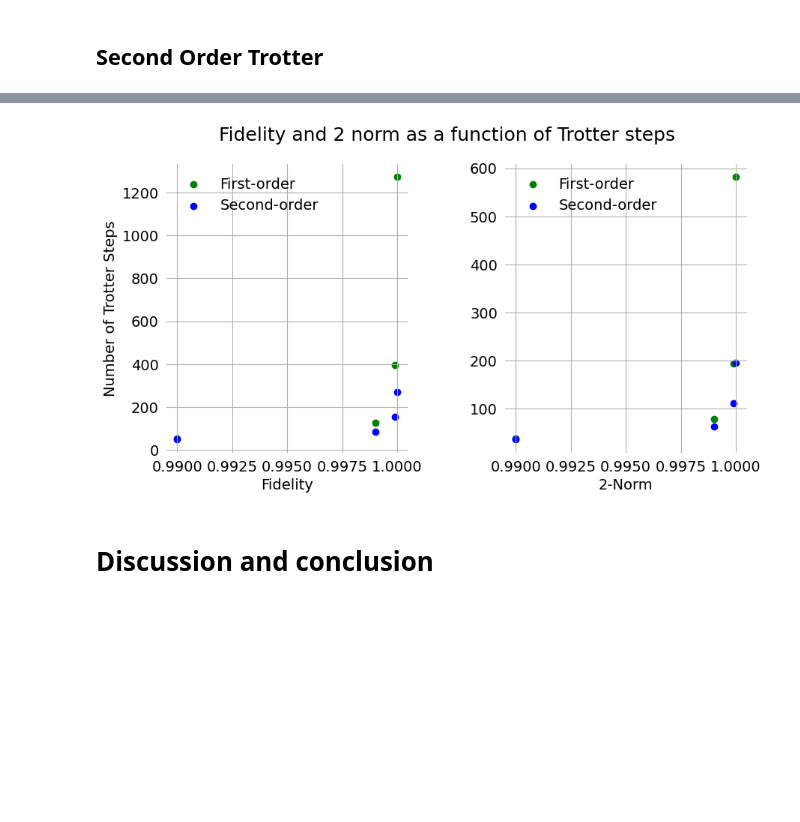
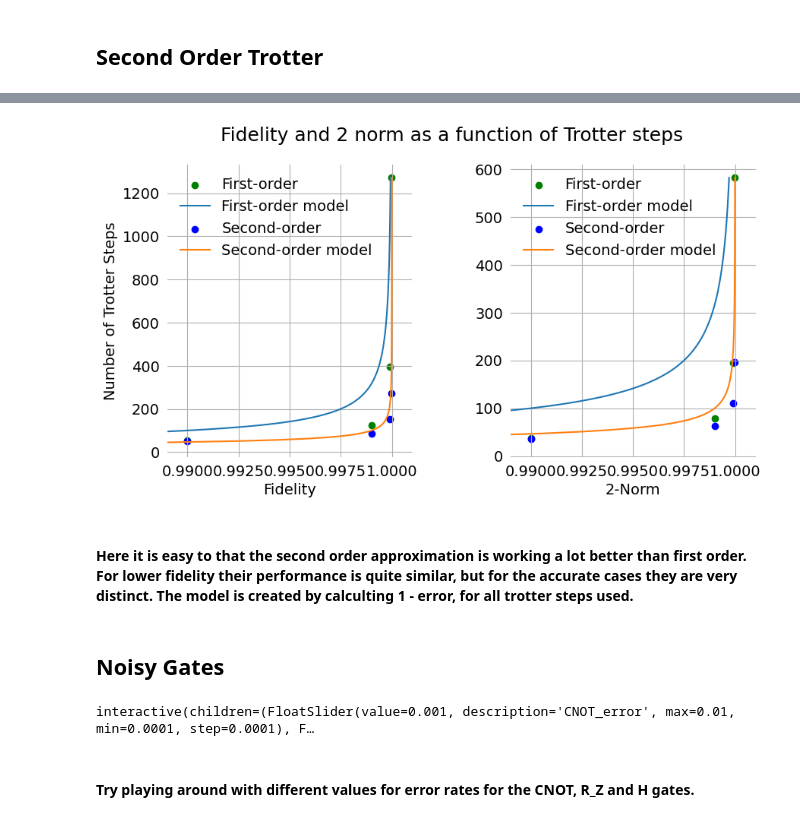
Before and after one commit to AugustGliese/SCIQIS-Project, a Jupyter notebook: python-files/main.ipynb, the cells around one changed output, grey strips where cells are left out. Cells and saved outputs as stored; diff of their text form; code cells hidden in the pictures; blank space fills up the shorter version.

```diff
--- a/python-files/main.ipynb
+++ b/python-files/main.ipynb
@@ -276,7 +337,7 @@ def fidelity_func(psi_exact, psi_trotter):
     fidelities = np.abs(overlap)**2
     return fidelities
 
-def operator_norm(U_exact, U_trotter):
+def norm_func(U_exact, U_trotter):
     '''
     Calculate the 2-norm between two matrices.
     '''
@@ -465,19 +520,7 @@ plt.show()
 # %%
-#Ising Hamiltonian for 2 sites
-hamiltonian = 'J * np.kron(Z, Z) + g * np.kron(Z, I) + g * np.kron(I, Z) + h * np.kron(X, I) + h * np.kron(I, X)'
-
-#number of qubits
-n = 2
-
-#Setting up an initial state
-qc = QuantumCircuit(n)
-
 #max time
 t_max = 10
 dt = 0.1
-
-#exact time evolution
-probabilities_exact, time, psi_exact, U_exact = qc.exact_time_evo(hamiltonian, t_max = t_max, dt = dt)
 
 fidelity_targets = [0.99, 0.999, 0.9999, 0.99999]
 norm_targets = fidelity_targets
@@ -508,7 +551,7 @@ for target in norm_targets:
 
         _, _, psi_trotter, U_trotter, _ = qc.trotter_time_evo(hamiltonian, trotter_steps = m, t_max = t_max, dt = dt)
 
-        norm_1 = operator_norms = operator_norm(U_trotter = U_trotter, U_exact = U_exact)[-1]
+        norm_1 = operator_norms = norm_func(U_trotter = U_trotter, U_exact = U_exact)[-1]
 
     trotter_steps_required_norm_1.append(m)
 
@@ -530,40 +573,95 @@ for target in norm_targets:
 
         _, _, psi_trotter_2, U_trotter_2, _ = qc.second_trotter(hamiltonian, trotter_steps = m, t_max = t_max, dt = dt)
 
-        norm_2 = operator_norms = operator_norm(U_trotter = U_trotter_2, U_exact = U_exact)[-1]
+        norm_2 = operator_norms = norm_func(U_trotter = U_trotter_2, U_exact = U_exact)[-1]
 
     trotter_steps_required_norm_2.append(m)
 # %%
+x = np.linspace(min(trotter_steps_required_fidelity_2)-10,max(trotter_steps_required_fidelity_1), max(trotter_steps_required_fidelity_2)-10-min(trotter_steps_required_fidelity_1))
+y = np.linspace(min(trotter_steps_required_norm_2)-10,max(trotter_steps_required_norm_1), max(trotter_steps_required_norm_2)-min(trotter_steps_required_norm_1))
+
+#plot the results from above
 fig, (ax0,ax1) = plt.subplots(1, 2, figsize = (10,5), gridspec_kw=dict(wspace=0.4))
 
 ax0.scatter(fidelity_targets, trotter_steps_required_fidelity_1, marker = 'o', color = 'green', label="First-order")
+ax0.plot(1-(10/x)**2, x, label = "First-order model")
 ax0.scatter(fidelity_targets, trotter_steps_required_fidelity_2, marker = 'o', color = 'blue', label="Second-order")
+ax0.plot(1-(10/x)**3, x, label = "Second-order model")
 ax1.scatter(norm_targets, trotter_steps_required_norm_1, marker = 'o', color = 'green', label="First-order")
+ax1.plot(1-(10/y)**2, y, label = "First-order model")
 ax1.scatter(norm_targets, trotter_steps_required_norm_2, marker = 'o', color = 'blue', label="Second-order")
+ax1.plot(1-(10/y)**3, y, label = "Second-order model")
 
 ax0.set_ylabel("Number of Trotter Steps", fontsize=14)
 ax0.set_xlabel("Fidelity", fontsize=14)
 ax1.set_xlabel("2-Norm", fontsize=14)
 
 ax0.spines[:].set_visible(False)
 ax1.spines[:].set_visible(False)
 
 ax0.tick_params(bottom=False, left=False)
 ax1.tick_params(bottom=False, left=False)
+
+ax0.set_xlim(0.989,1.001)
+ax1.set_xlim(0.989,1.001)
 
 ax0.tick_params(axis='both', labelsize=14)
 ax1.tick_params(axis='both', labelsize=14)
 
 ax0.legend(bbox_to_anchor = (0,.7,.2,.3), mode = "expand", frameon=False, fontsize = 14)
 ax1.legend(bbox_to_anchor = (0,.7,.2,.3), mode = "expand", frameon=False, fontsize = 14)
 
 ax0.grid()
 ax1.grid()
 
 fig.suptitle("Fidelity and 2 norm as a function of Trotter steps", fontsize = 18)
 
 plt.show()
 # %% [output]
-[figure, old version]
+[figure, new version]
-# %% [markdown]
-# Discussion and conclusion
+# %% [markdown]
+#### Here it is easy to that the second order approximation is working a lot better than first order. For lower fidelity their performance is quite similar, but for the accurate cases they are very distinct. The model is created by calculting 1 - error, for all trotter steps used.
+# %% [markdown]
+## Noisy Gates
+# %%
+#max time
+t_max = 10
+dt = 0.1
+
+@interact(CNOT_error=(0.0001, 0.01, 0.0001), R_z_error=(0.00001, 0.001, 0.00001), H_error=(0.000001, 0.001, 0.000001), trotter_steps = (1, 1000, 1))
+def plot_noisy(CNOT_error = 0.001, R_z_error = 0.0001, H_error = 0.00001, trotter_steps = 50):
+    #noise
+    p = [CNOT_error, R_z_error, H_error]
+
+    #first order trotter time evolution
+    probalitities_trotter, time, psi_trotter, U_trotter, gate_count = qc.trotter_time_evo(
+        hamiltonian,
+        trotter_steps = trotter_steps,
+        t_max = t_max,
+        dt = dt,
+        gate_decomposition = True,
+        p = p
+    )
+
+    #second order trotter time evolution
+    probalitities_trotter2, time, psi_trotter2, U_trotter2, gate_count2 = qc.second_trotter(
+        hamiltonian,
+        trotter_steps = trotter_steps,
+        t_max = t_max,
+        dt = dt,
+        gate_decomposition = True,
+        p = p
+    )
+    fidelities = [fidelity_func(psi_trotter = psi_trotter, psi_exact = psi_exact), fidelity_func(psi_trotter = psi_trotter2, psi_exact = psi_exact)]
+    norms = [norm_func(U_trotter = U_trotter, U_exact = U_exact), norm_func(U_trotter = U_trotter2, U_exact = U_exact)]
+
+    #plotting
+    plot_fidelity(
+        fidelity = fidelities,
+        norm = norms,
+        time = time
+    )
+# %% [output]
+interactive(children=(FloatSlider(value=0.001, description='CNOT_error', max=0.01, min=0.0001, step=0.0001), F…
+# %% [markdown]
+#### Try playing around with different values for error rates for the CNOT, R_Z and H gates.
```
Also changed, not shown: parts of 16 cells of this notebook, 2 other files.
